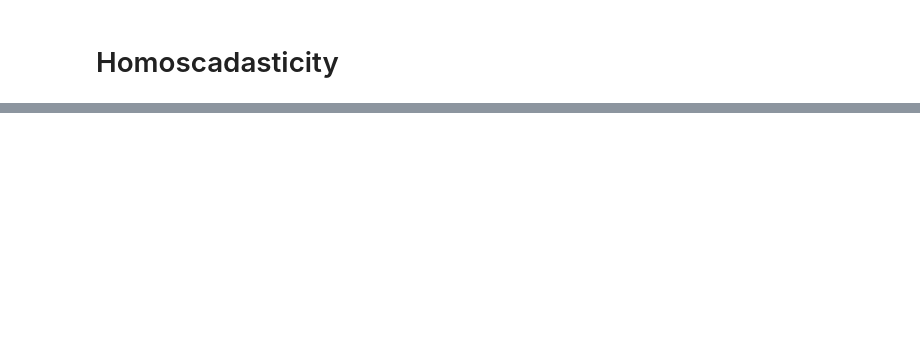
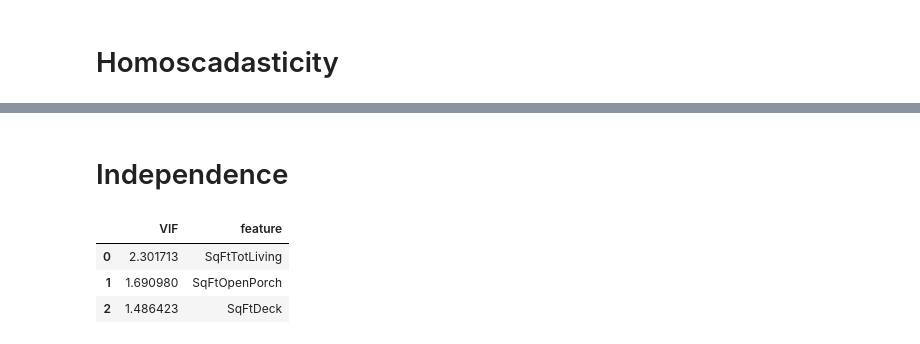
Before and after one commit to howen7/KingHousing, a Jupyter notebook: notebooks/exploratory/Hunter_FM.ipynb, the cells around one changed output, grey strips where cells are left out. Saved outputs shown, nothing was run; the diff lists cells and outputs as text; code cells hidden in the pictures; blank space fills up the shorter version.

```diff
--- a/notebooks/exploratory/Hunter_FM.ipynb
+++ b/notebooks/exploratory/Hunter_FM.ipynb
@@ -102,0 +137,15 @@ ax.scatter(y_hat, test_model_resids);
+# %% [markdown]
+# Independence
+# %%
+rows = df[top_corr].values
+
+vif_df = pd.DataFrame()
+vif_df["VIF"] = [variance_inflation_factor(rows, i) for i in range(len(top_corr))]
+vif_df["feature"] = top_corr
+
+vif_df
+# %% [output]
+|  | VIF | feature |
+| 0 | 2.301713 | SqFtTotLiving |
+| 1 | 1.690980 | SqFtOpenPorch |
+| 2 | 1.486423 | SqFtDeck |
```
Also changed, not shown: parts of 16 cells of this notebook, 4 other files.
